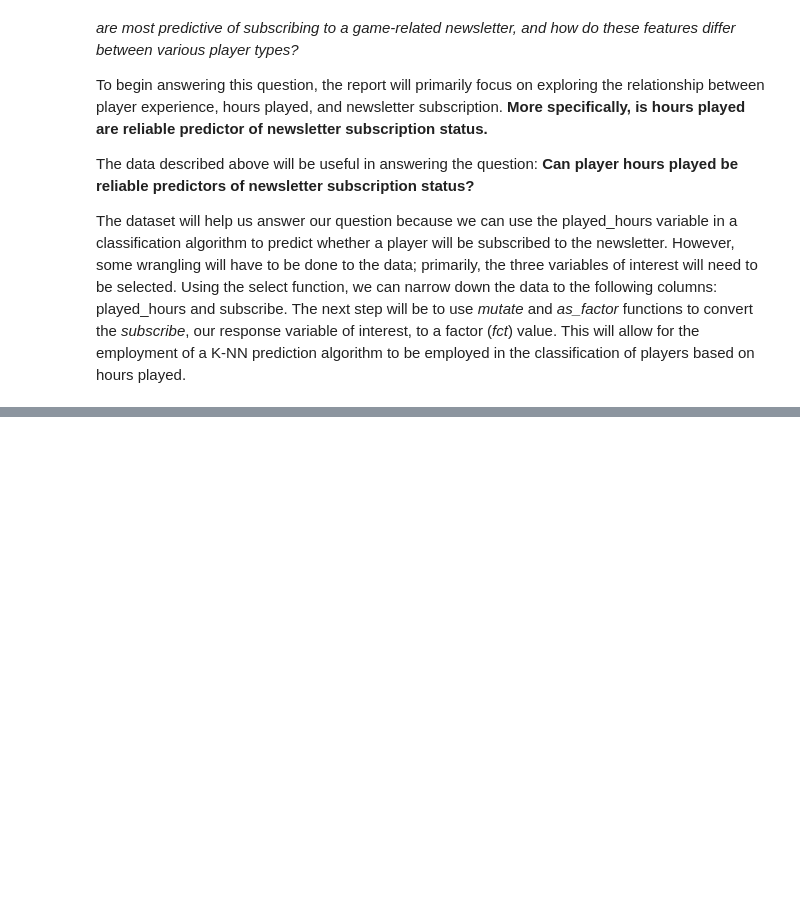
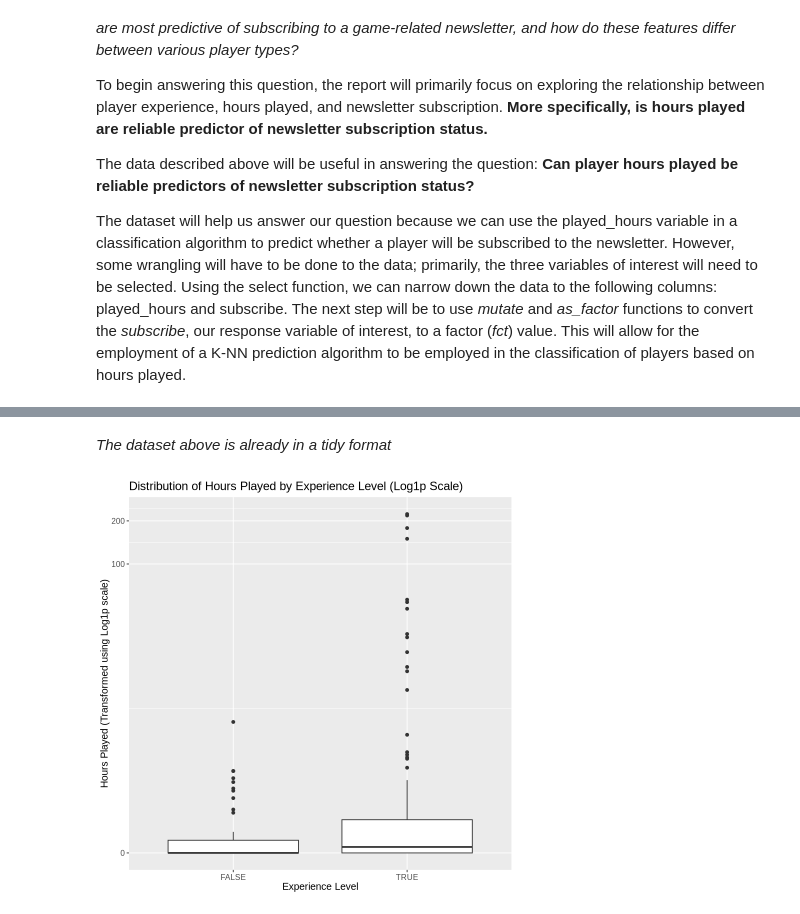
Before and after one commit to Mgonz005/Data-Science-group-project-, a Jupyter notebook: Individual.ipynb, the cells around one changed output, grey strips where cells are left out. Saved outputs shown, nothing was run; the diff lists cells and outputs as text; code cells hidden in the pictures; blank space fills up the shorter version.

Commit message:
Part 3
Made boxplot and takeaway section for part 3

```diff
--- a/Individual.ipynb
+++ b/Individual.ipynb
@@ -125,0 +130,3 @@ The dataset will help us answer our question because we can use the played_hours
+# %%
+players_data <- read_csv("Data/players.csv")
+head(players_data)
@@ -125,0 +152,15 @@ The dataset will help us answer our question because we can use the played_hours
+# %% [markdown]
+*The dataset above is already in a tidy format*
+# %%
+distribution_plot <- players_data %>%
+  ggplot(aes(x = subscribe, y = played_hours)) +
+  geom_boxplot() +
+  scale_y_continuous(trans = "log1p")+
+  labs(title = "Distribution of Hours Played by Experience Level (Log1p Scale)",
+       x = "Experience Level",
+       y = "Hours Played (Transformed using Log1p scale)") +
+  theme(text = element_text(size = 12))
+
+distribution_plot
+# %% [output]
+[figure, added]
```
Also changed, not shown: parts of 5 cells of this notebook.
